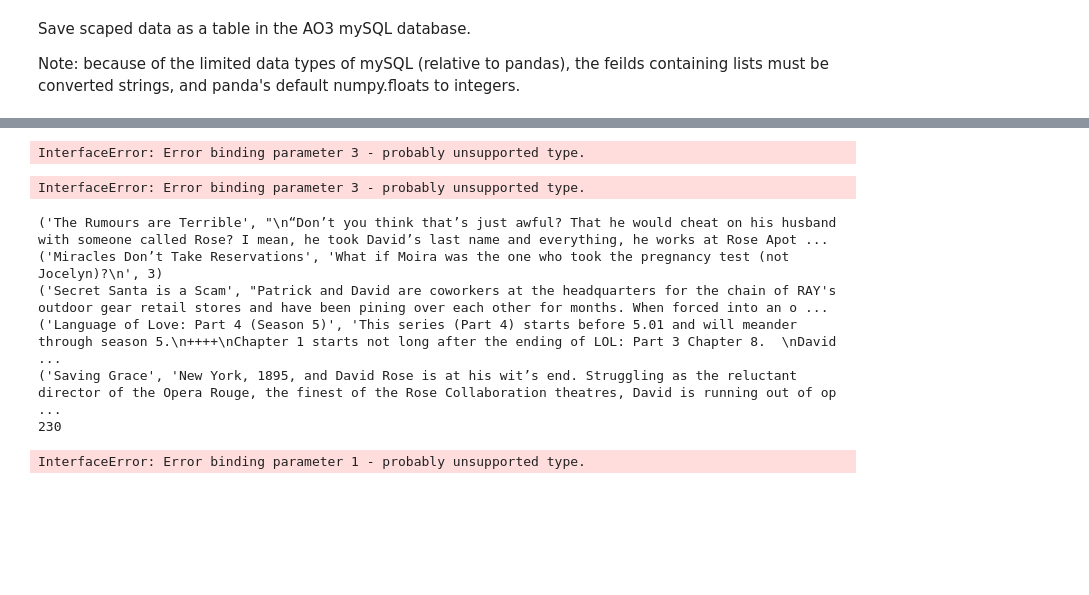
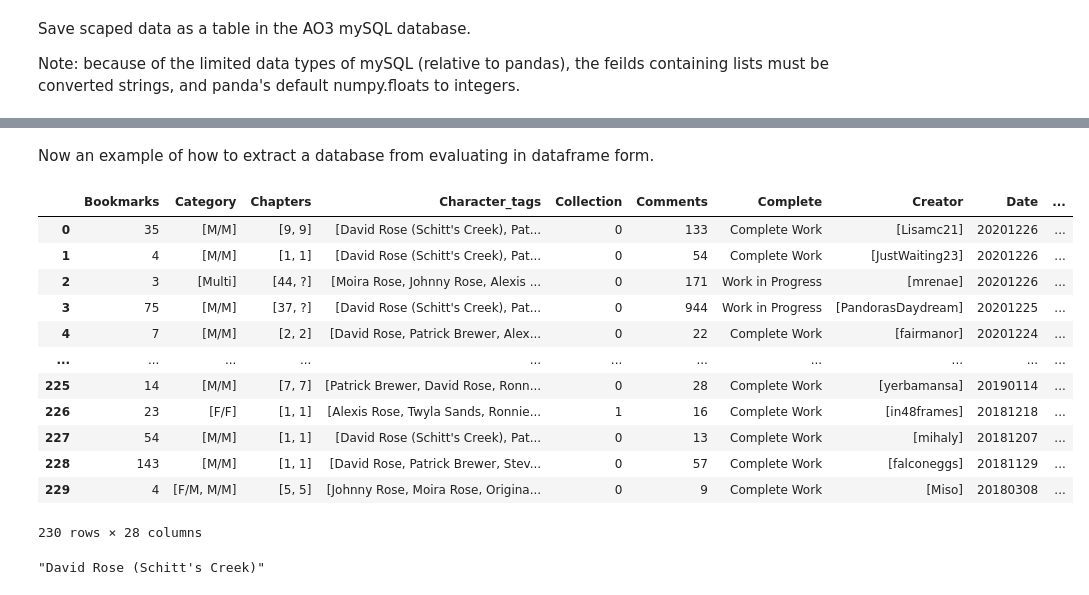
Before and after one commit to finn42/ao3mine, a Jupyter notebook: Scraper_notebook.ipynb, the cells around one changed output, grey strips where cells are left out. Saved outputs shown, nothing was run; the diff lists cells and outputs as text; code cells hidden in the pictures; blank space fills up the shorter version.

Commit message:
data type management functions and full collection workflow in Scraper notebook

```diff
--- a/Scraper_notebook.ipynb
+++ b/Scraper_notebook.ipynb
@@ -157,24 +115,12 @@ TODAY = datetime.date.today().isoformat()
-# %%
-dbName = 'test_ronnie_' + str(TODAY)
-conn = sqlite3.connect(dbName + '_ao3DB.db')
-c = conn.cursor()
-# %%
-test_df = df.loc[:,['Title','Summary','Bookmarks','Tags']]
-
-c.execute('''DROP TABLE TESTWORKS''')
-
-c.execute('''CREATE TABLE TESTWORKS ([Title] text,[Summary] text,[Bookmarks] integer,[Tags] list)''')
-
-test_df.to_sql('TESTWORKS', conn, if_exists='append', index = False)
-# %% [output]
-InterfaceError: Error binding parameter 3 - probably unsupported type.
-# %%
-test_df = df.loc[:,['Title','Summary','Bookmarks','Tags']]
-
-c.execute('''DROP TABLE TESTWORKS''')
-
-c.execute('''CREATE TABLE TESTWORKS ([Title] text,[Summary] text,[Bookmarks] integer,[Tags] text)''')
-
-test_df.to_sql('TESTWORKS', conn, if_exists='append', index = False)
-# %% [output]
-InterfaceError: Error binding parameter 3 - probably unsupported type.
+# %%
+os.chdir('/Users/finn/dev/Ao3mine/data')
+TODAY = datetime.date.today().isoformat()
+
+dbName = 'test_'+ dbName + '_' + str(TODAY)
+conn = sqlite3.connect(dbName + '_ao3DB.db')
+c = conn.cursor()
+c.execute('''CREATE TABLE WORKS
+             ([Bookmarks] integer, [Category] text, [Chapters] text, [Character_tags] text, [Collection] text, [Comments] integer, [Complete] text, [Creator] text, [Date] integer, [Fandom] text, [Freeform_tags] text, [Gift] text, [Hits] integer, [Kudos] integer, [Language] text, [Node] integer, [Rating] text, [Relationship_tags] text, [Series] text, [Series_part] text, [Summary] text, [Tags] text, [Title] text, [Warning] text, [Words] integer, [cURL] text, [sURL] text, [url] text)''')
+
+df_sql = ao3.db2sqlTypes(df)
+df_sql.to_sql('WORKS', conn, if_exists='append', index = False) # Insert the values from the csv file into the table 'CLIENTS'
@@ -181,14 +130,22 @@ InterfaceError: Error binding parameter 3 - probably unsupported type.
+# %% [markdown]
+Now an example of how to extract a database from evaluating in dataframe form.
 # %%
-c.execute("SELECT * FROM TESTWORKS")
+c.execute("SELECT * FROM WORKS")
 data = c.fetchall()
-for row in data[:5]:
-    print(row)
-
-print(len(data))
+cols = [tuple[0] for tuple in c.description]
+df_full = ao3.sql2dbListTypes(data,cols)
+df_full
 # %% [output]
+|  | Bookmarks | Category | Chapters | Character_tags | Collection | Comments | Complete | Creator | Date | ... |
+| 0 | 35 | [M/M] | [9, 9] | [David Rose (Schitt's Creek), Pat... | 0 | 133 | Complete Work | [Lisamc21] | 20201226 | ... |
+| 1 | 4 | [M/M] | [1, 1] | [David Rose (Schitt's Creek), Pat... | 0 | 54 | Complete Work | [JustWaiting23] | 20201226 | ... |
+| 2 | 3 | [Multi] | [44, ?] | [Moira Rose, Johnny Rose, Alexis ... | 0 | 171 | Work in Progress | [mrenae] | 20201226 | ... |
+| 3 | 75 | [M/M] | [37, ?] | [David Rose (Schitt's Creek), Pat... | 0 | 944 | Work in Progress | [PandorasDaydream] | 20201225 | ... |
+| 4 | 7 | [M/M] | [2, 2] | [David Rose, Patrick Brewer, Alex... | 0 | 22 | Complete Work | [fairmanor] | 20201224 | ... |
+| ... | ... | ... | ... | ... | ... | ... | ... | ... | ... | ... |
+| 225 | 14 | [M/M] | [7, 7] | [Patrick Brewer, David Rose, Ronn... | 0 | 28 | Complete Work | [yerbamansa] | 20190114 | ... |
+| 226 | 23 | [F/F] | [1, 1] | [Alexis Rose, Twyla Sands, Ronnie... | 1 | 16 | Complete Work | [in48frames] | 20181218 | ... |
+| 227 | 54 | [M/M] | [1, 1] | [David Rose (Schitt's Creek), Pat... | 0 | 13 | Complete Work | [mihaly] | 20181207 | ... |
+| 228 | 143 | [M/M] | [1, 1] | [David Rose, Patrick Brewer, Stev... | 0 | 57 | Complete Work | [falconeggs] | 20181129 | ... |
+| 229 | 4 | [F/M, M/M] | [5, 5] | [Johnny Rose, Moira Rose, Origina... | 0 | 9 | Complete Work | [Miso] | 20180308 | ... |
-('The Rumours are Terrible', "\n“Don’t you think that’s just awful? That he would cheat on his husband with someone called Rose? I mean, he took David’s last name and everything, he works at Rose Apot ...
-('Miracles Don’t Take Reservations', 'What if Moira was the one who took the pregnancy test (not Jocelyn)?\n', 3)
-('Secret Santa is a Scam', "Patrick and David are coworkers at the headquarters for the chain of RAY's outdoor gear retail stores and have been pining over each other for months. When forced into an o ...
-('Language of Love: Part 4 (Season 5)', 'This series (Part 4) starts before 5.01 and will meander through season 5.\n++++\nChapter 1 starts not long after the ending of LOL: Part 3 Chapter 8.  \nDavid ...
-('Saving Grace', 'New York, 1895, and David Rose is at his wit’s end. Struggling as the reluctant director of the Opera Rouge, the finest of the Rose Collaboration theatres, David is running out of op ...
-230
+230 rows × 28 columns
@@ -207,8 +152,5 @@ print(data[-1]['Date'])
-# %%
-
-c.execute('''CREATE TABLE WORKS
-             ([Bookmarks] integer, [Category] text, [Chapters] text, [Character_tags] text, [Collection] text, [Comments] integer, [Complete] text, [Creator] text, [Date] integer, [Fandom] text, [Freeform_tags] text, [Gift] text, [Hits] integer, [Kudos] integer, [Language] text, [Node] integer, [Rating] text, [Relationship_tags] text, [Series] text, [Series_part] text, [Summary] text, [Tags] text, [Title] text, [Warning] text, [Words] integer, [cURL] text, [sURL] text, [url] text)''')
-
-df.to_sql('WORKS', conn, if_exists='append', index = False) # Insert the values from the csv file into the table 'CLIENTS'
-# %% [output]
-InterfaceError: Error binding parameter 1 - probably unsupported type.
+# %%
+# test outputs
+df_full.loc[3,'Tags'][1]
+# %% [output]
+"David Rose (Schitt's Creek)"
```
Also changed, not shown: parts of 8 cells of this notebook, 1 other file.
